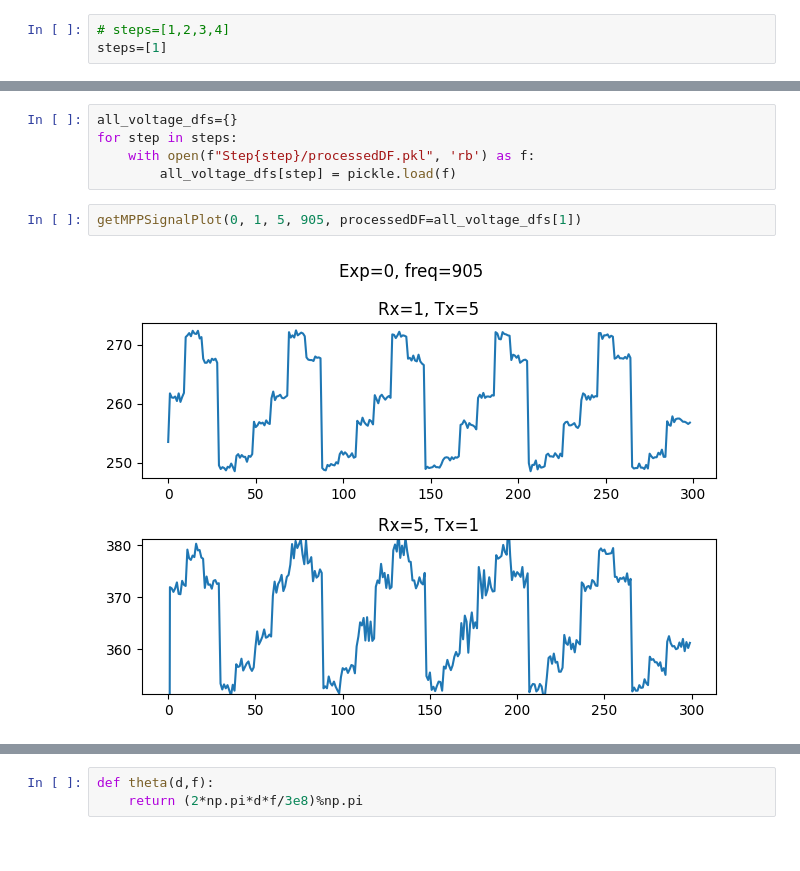
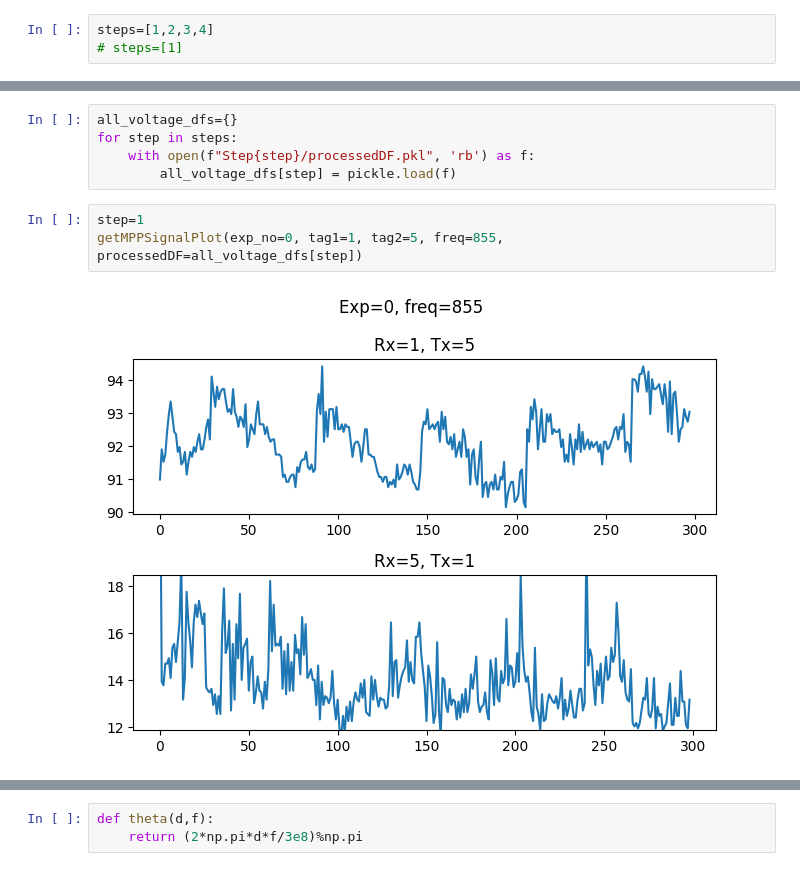
Before and after one commit to manavjeetsingh/RFImaging, a Jupyter notebook: Rovering/OCS/FiveTags1/processing.ipynb, the cells around one changed output, grey strips where cells are left out. Cells and saved outputs as stored; diff of their text form.

```diff
--- a/Rovering/OCS/FiveTags1/processing.ipynb
+++ b/Rovering/OCS/FiveTags1/processing.ipynb
@@ -19,8 +19,8 @@ def getMPPSignalPlot(exp_no, tag1, tag2, freq, processedDF):
     plt.tight_layout()
     plt.show()
 # %%
-# steps=[1,2,3,4]
-steps=[1]
+steps=[1,2,3,4]
+# steps=[1]
 # %%
 with open(f'distances.pkl', 'rb') as f:
     all_distances=pickle.load(f)
@@ -35,7 +35,8 @@ for step in steps:
     with open(f"Step{step}/processedDF.pkl", 'rb') as f:
         all_voltage_dfs[step] = pickle.load(f)
 # %%
-getMPPSignalPlot(0, 1, 5, 905, processedDF=all_voltage_dfs[1])
+step=1
+getMPPSignalPlot(exp_no=0, tag1=1, tag2=5, freq=855, processedDF=all_voltage_dfs[step])
 # %% [output]
-[figure, old version]
+[figure, new version]
 # %%
```
Also changed, not shown: parts of 11 cells of this notebook, 19 other files.
